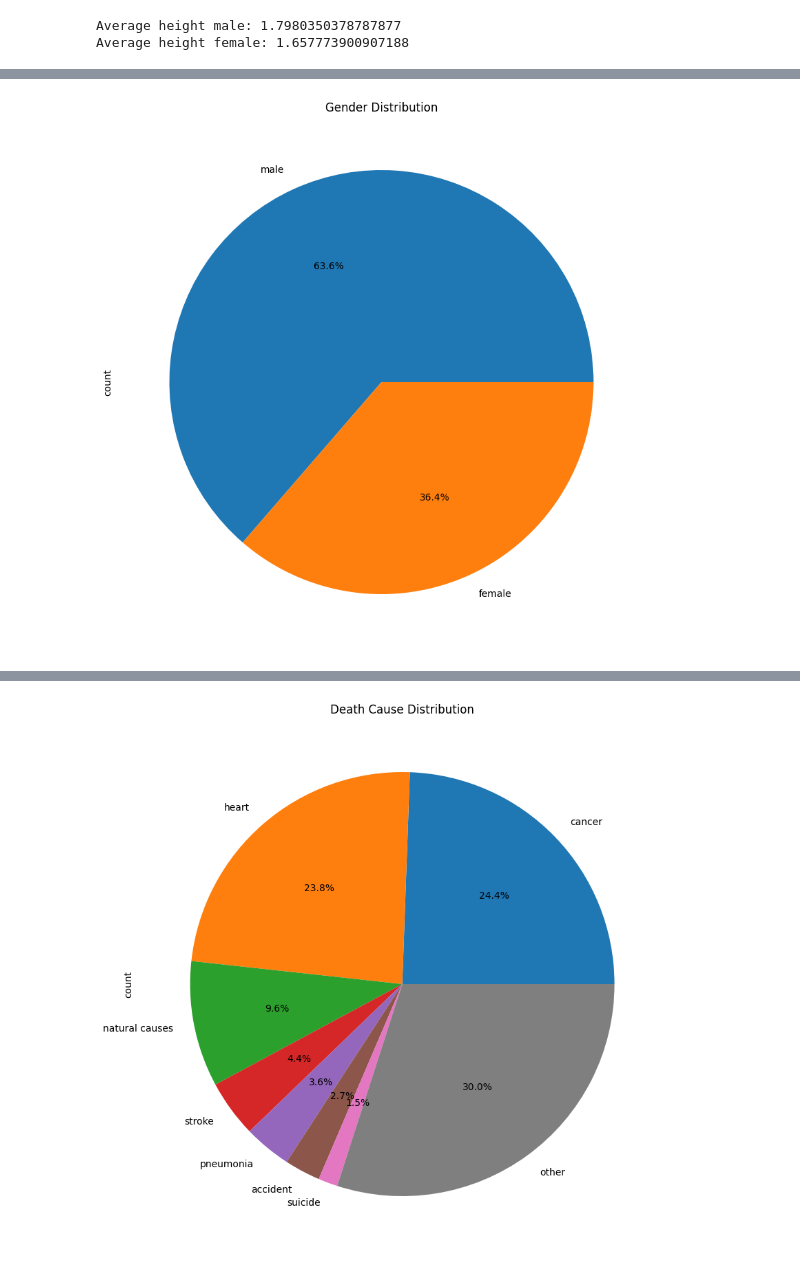
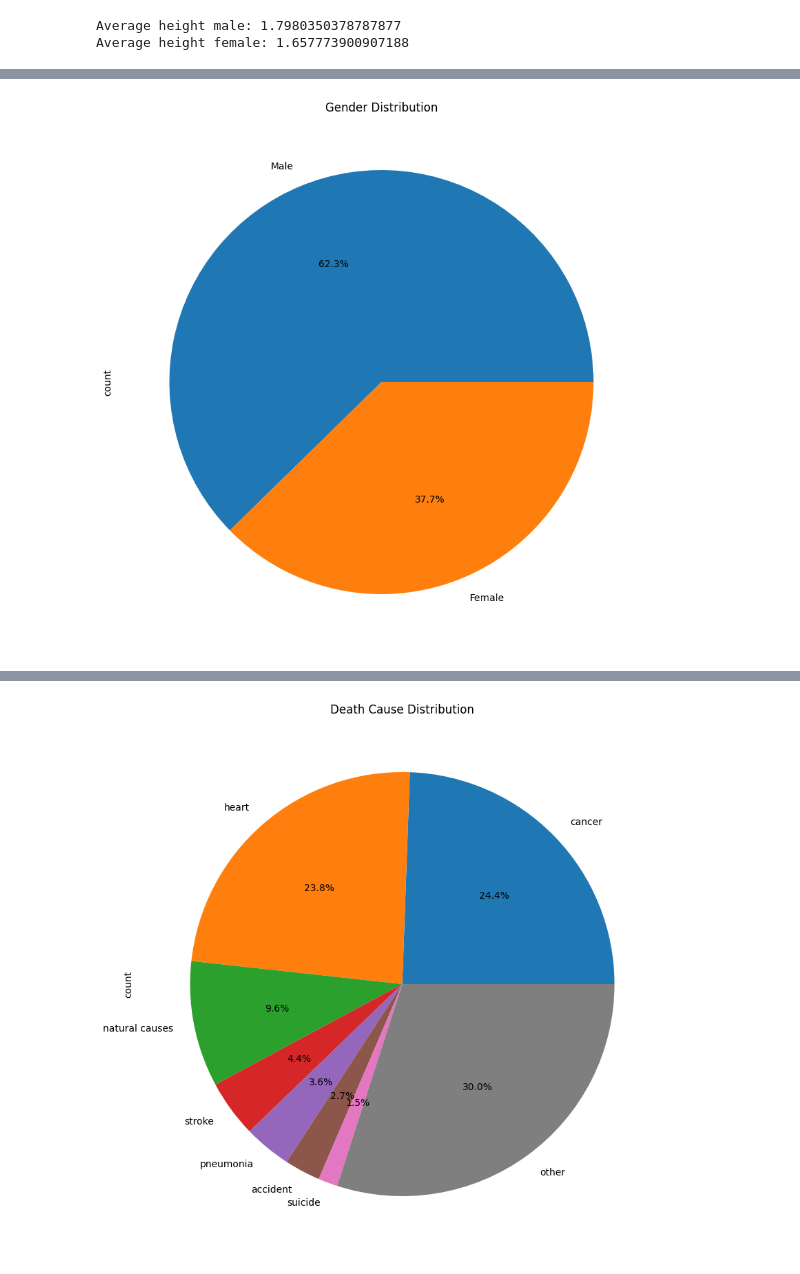
Before and after one commit to DasGewuerz/htw_letterboxd, a Jupyter notebook: letterboxd.ipynb, the cells around one changed output, grey strips where cells are left out. Saved outputs shown, nothing was run; the diff lists cells and outputs as text; code cells hidden in the pictures.

Commit message:
add Gender Data to letterboxd

```diff
--- a/letterboxd.ipynb
+++ b/letterboxd.ipynb
@@ -299 +299,10 @@ Mitchell    14
 Name: count, dtype: int64
+# %%
+# open the file
+actors_imd = pd.read_csv('imdb/actors_imdb.csv')
+
+# Neue Spalte 'gender' hinzufügen und basierend auf 'primaryProfession' Werte zuweisen
+actors_imd['gender'] = actors_imd['primaryProfession'].apply(lambda x: 'Male' if 'actor' in x.split(',') else ('Female' if 'actress' in x.split(',') else None))
+
+# Zeilen mit None in 'gender' entfernen
+actors_imd = actors_imd.dropna(subset=['gender'])
@@ -300,12 +323,12 @@ Name: count, dtype: int64
 # %%
 # we want to compare gender in the movie industry
 # we will check count of actors
 # show percentage in pie chart
 
-counts = actors_enriched_cp["gender"].value_counts()
+counts = actors_imd["gender"].value_counts()
 plt.figure(figsize=(10, 10))
-actors_enriched_cp["gender"].value_counts().plot.pie(autopct="%1.1f%%")
+actors_imd["gender"].value_counts().plot.pie(autopct="%1.1f%%")
 plt.title("Gender Distribution")
 plt.show()
 # %% [output]
-[figure, old version]
+[figure, new version]
```
Also changed, not shown: parts of 20 cells of this notebook.
